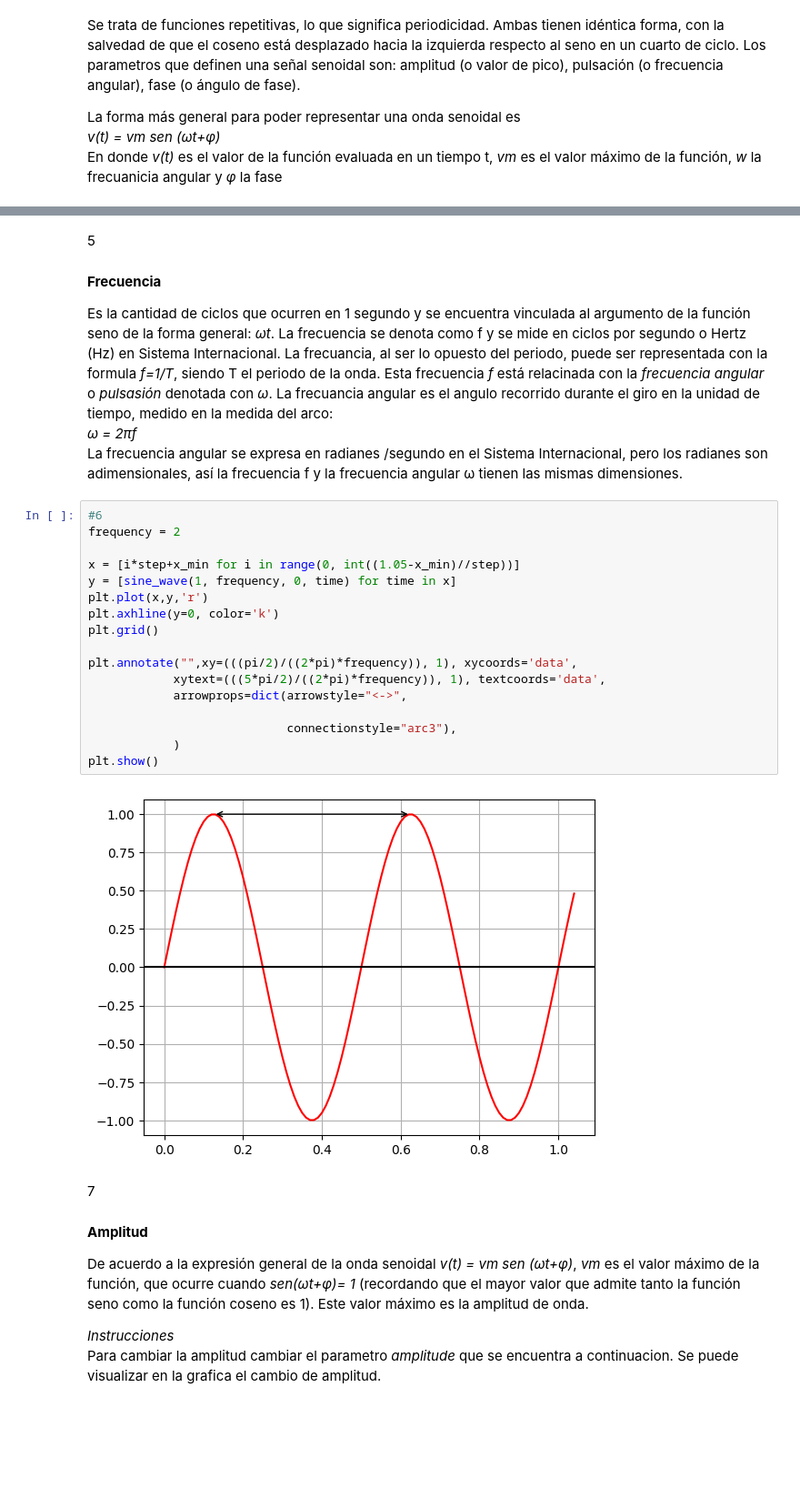
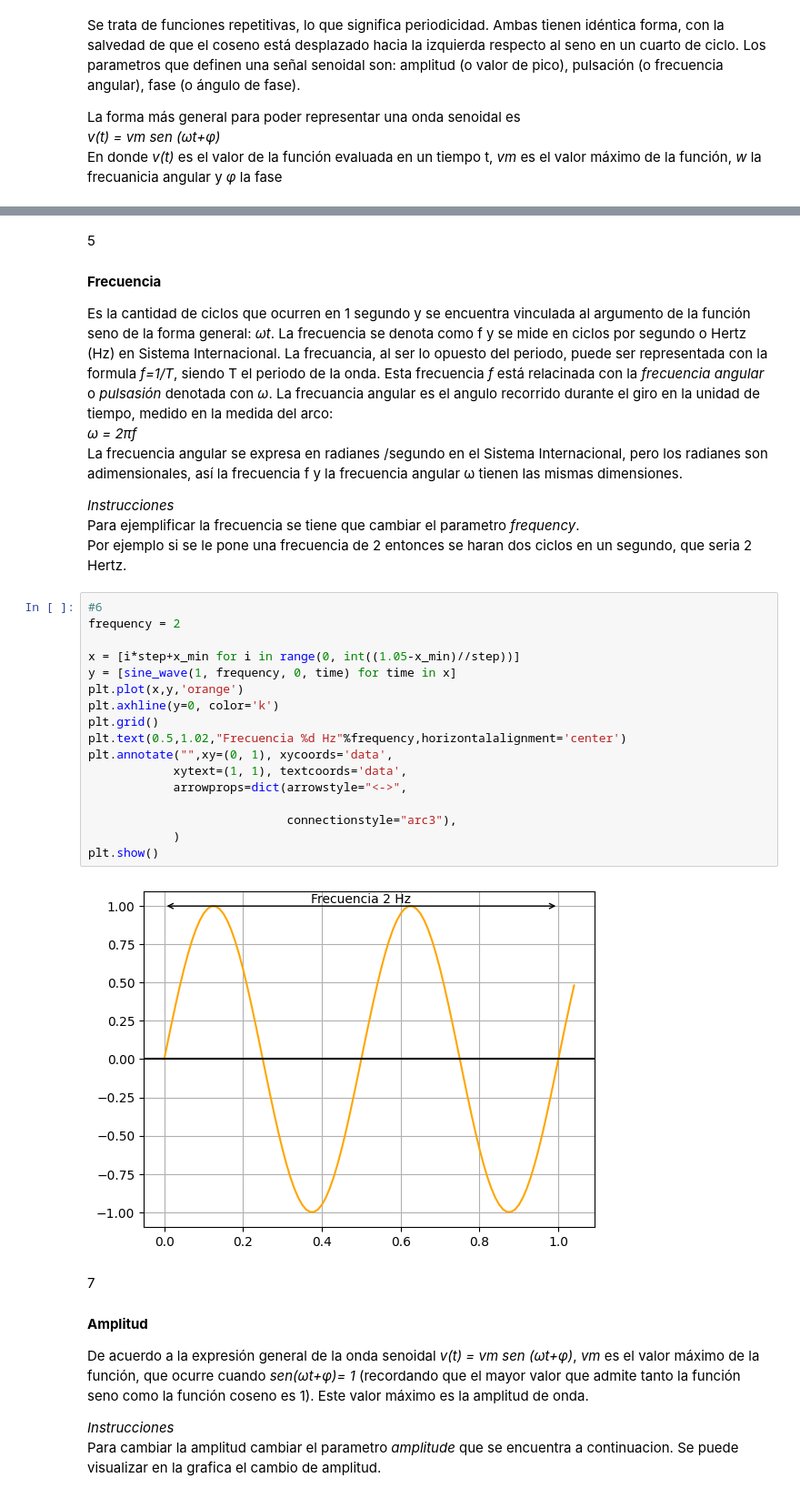
Before and after one commit to RodrigoGarciaNunez/Ondas, a Jupyter notebook: signal/Propeidades de las redes senoidales.ipynb, the cells around one changed output, grey strips where cells are left out. Shown at 91% size. Cells and saved outputs as stored; diff of their text form; blank space fills up the shorter version.

```diff
--- a/signal/Propeidades de las redes senoidales.ipynb
+++ b/signal/Propeidades de las redes senoidales.ipynb
@@ -110,25 +107,29 @@ Esta frecuencia *f* está relacinada con la *frecuencia angular* o *pulsasión*
 La frecuancia angular es el angulo recorrido durante el giro en la unidad de tiempo, medido en la medida del arco: <br>
 *ω = 2πf*<br>
 La frecuencia angular se expresa en radianes /segundo en el Sistema Internacional, pero los radianes son adimensionales, así la frecuencia f y la frecuencia angular ω tienen las mismas dimensiones.
+
+*Instrucciones*<br>
+Para ejemplificar la frecuencia se tiene que cambiar el parametro *frequency*.<br>
+Por ejemplo si se le pone una frecuencia de 2 entonces se haran dos ciclos en un segundo, que seria 2 Hertz.
 # %%
 #6
 frequency = 2
 
 x = [i*step+x_min for i in range(0, int((1.05-x_min)//step))]
 y = [sine_wave(1, frequency, 0, time) for time in x]
-plt.plot(x,y,'r')
+plt.plot(x,y,'orange')
 plt.axhline(y=0, color='k')
 plt.grid()
-
-plt.annotate("",xy=(((pi/2)/((2*pi)*frequency)), 1), xycoords='data',
-            xytext=(((5*pi/2)/((2*pi)*frequency)), 1), textcoords='data',
+plt.text(0.5,1.02,"Frecuencia %d Hz"%frequency,horizontalalignment='center')
+plt.annotate("",xy=(0, 1), xycoords='data',
+            xytext=(1, 1), textcoords='data',
             arrowprops=dict(arrowstyle="<->",
 
                             connectionstyle="arc3"),
             )
 plt.show()
 # %% [output]
-[figure, old version]
+[figure, new version]
 # %% [markdown]
 7
 #### **Amplitud**
```
Also changed, not shown: parts of 5 cells of this notebook.
